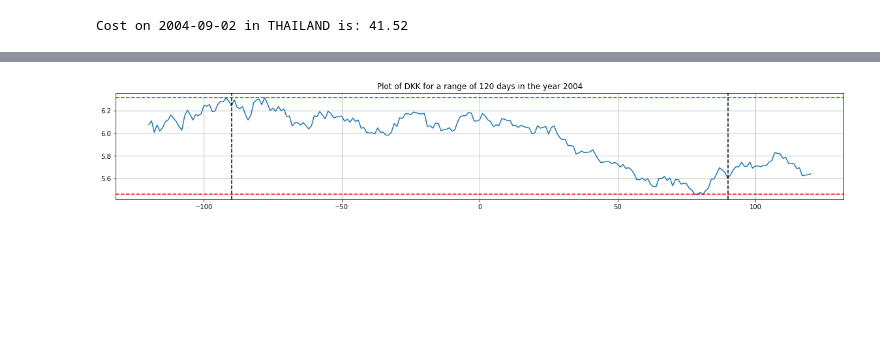
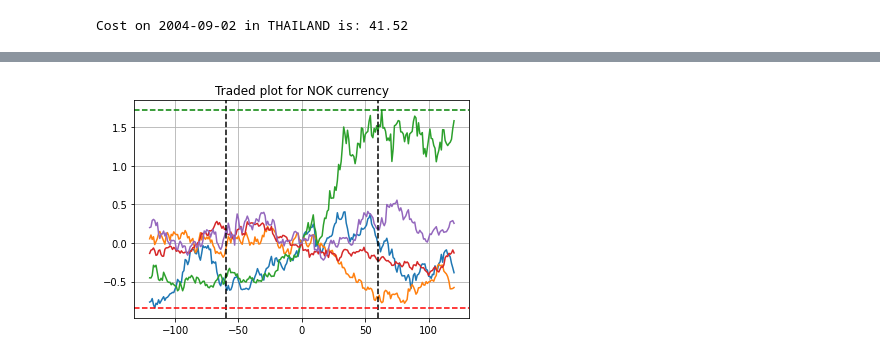
Before and after one commit to purvansh11/Options-Currency-Movement-, a Jupyter notebook: Untitled16.ipynb, the cells around one changed output, grey strips where cells are left out. Saved outputs shown, nothing was run; the diff lists cells and outputs as text; code cells hidden in the pictures; blank space fills up the shorter version.

```diff
--- a/Untitled16.ipynb
+++ b/Untitled16.ipynb
@@ -91,17 +91,18 @@ for i in range(rows+1):
 
 for date in dates:
     cost[date] = {}
-
 for date in dates:
     for region in regions:
-        cost[date][region] = df[col_head[region]][hash_value_dataframe[date]]
-
-for _date in dates:
-    for region in regions:
         try:
-            cost[_date][region] = float(cost[_date][region])
+            cost[date][region] = float(df[col_head[region]][hash_value_dataframe[date]])
         except:
-            continue
+            pass
+# for _date in dates:
+#     for region in regions:
+#         try:
+#             cost[_date][region] = float(cost[_date][region])
+#         except:
+#             continue
 print("Cost on 2004-09-02 in THAILAND is: ",end='')
 print(cost['2004-09-02']["THAILAND"])
 
@@ -161,8 +162,9 @@ for region in regions:
     region_of[currency_of[region]] = region
 # %%
 currency = input("Currency:")
-election_year = input("Election Year:")
-date = year_to_date[election_year]
+# election_year = input("Election Year:")
+# date = year_to_date[election_year]
 timespan = int(input("Timespan(in months):"))
 strike = float(input("Strike:"))
+optiontype = input("American or European:")
 # %% [output]
@@ -173,36 +175,46 @@ Strike: 0.9
 # %%
 import matplotlib.pyplot as plt
-buffer_plot = 120
-plot_start_index = hash_value_dates[date]-buffer_plot
-plot_start_date = dates[plot_start_index]
-plot_end_index = hash_value_dates[date]+buffer_plot
-plot_end_date = dates[plot_end_index]
-traded_at = []
-x_values = []
-x_val = -buffer_plot
+traded_at_2d = {}
 
-for i in range(plot_start_index,plot_end_index+1):
-    try:
-        traded_at.append(round((float(cost[dates[i]][region_of[currency]])),10))
-#         traded_at.append(round(float(cost[dates[i]][region_of[currency]]) - float(cost[date][region_of[currency]]),10))
-        x_values.append(x_val)
-        x_val += 1
-    except Exception as e:
-        continue
-plt.plot(x_values,traded_at)
-aus_plot = plt.gca()
-# aus_plot.axes.get_yaxis().set_visible(False)
-plt.title("Plot of {} for a range of {} days in the year {}".format(currency,buffer_plot,election_year))
-plt.axvline(x=-timespan*30, color='black', linestyle='--')
-plt.axvline(x=timespan*30, color='black', linestyle='--')
-plt.axhline(y=min(traded_at), color='red', linestyle='--')
-plt.axhline(y=max(traded_at), color='green', linestyle='--')
-plt.grid()
-plt.show()
-ind=0
-print(min(traded_at))
-# for i in range(-buffer_plot,buffer_plot+1):
-#     print(i,traded_at[i+buffer_plot],ind)
-#     ind+=1
+def traded_plot(currency,timespan):
+    buffer_plot = 120
+    mini = 1000
+    maxi = -1000
+    for date in election_dates:
+        traded_at_2d[date] = []
+    for date in election_dates:
+        plot_start_index = hash_value_dates[date]-buffer_plot
+        plot_start_date = dates[plot_start_index]
+        plot_end_index = hash_value_dates[date]+buffer_plot
+        plot_end_date = dates[plot_end_index]
+        traded_at = []
+        x_values = []
+        x_val = -buffer_plot
+
+        for i in range(plot_start_index,plot_end_index+1):
+            try:
+                traded_at_2d[date].append(round((float(cost[dates[i]][region_of[currency]])),10))
+                traded_at.append(round(float(cost[dates[i]][region_of[currency]]) - float(cost[date][region_of[currency]]),10))
+                x_values.append(x_val)
+                x_val += 1
+            except Exception as e:
+                continue
+        plt.plot(x_values,traded_at)
+        mini = min(mini,min(traded_at))
+        maxi = max(maxi,max(traded_at))
+#         traded_at_2d[date] = traded_at
+    # aus_plot.axes.get_yaxis().set_visible(False)
+    plt.axvline(x=-timespan*30, color='black', linestyle='--')
+    plt.axvline(x=timespan*30, color='black', linestyle='--')
+    plt.axhline(y=mini, color='red', linestyle='--')
+    plt.axhline(y=maxi, color='green', linestyle='--')
+    plt.title("Traded plot for {} currency".format(currency))
+    plt.grid()
+    plt.show()
+    ind=0
+    # for i in range(-buffer_plot,buffer_plot+1):
+    #     print(i,traded_at[i+buffer_plot],ind)
+    #     ind+=1
+traded_plot("NOK",2)
 # %% [output]
-[figure, old version]
+[figure, new version]
```
Also changed, not shown: parts of 4 cells of this notebook, 3 other files.
